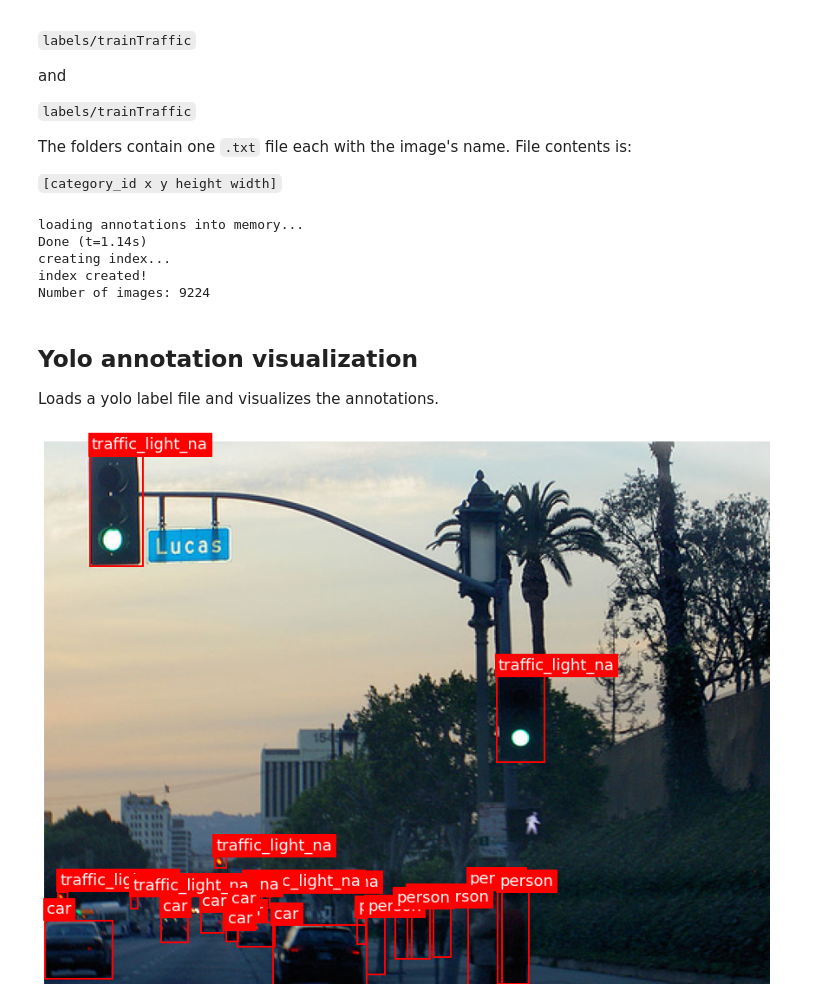
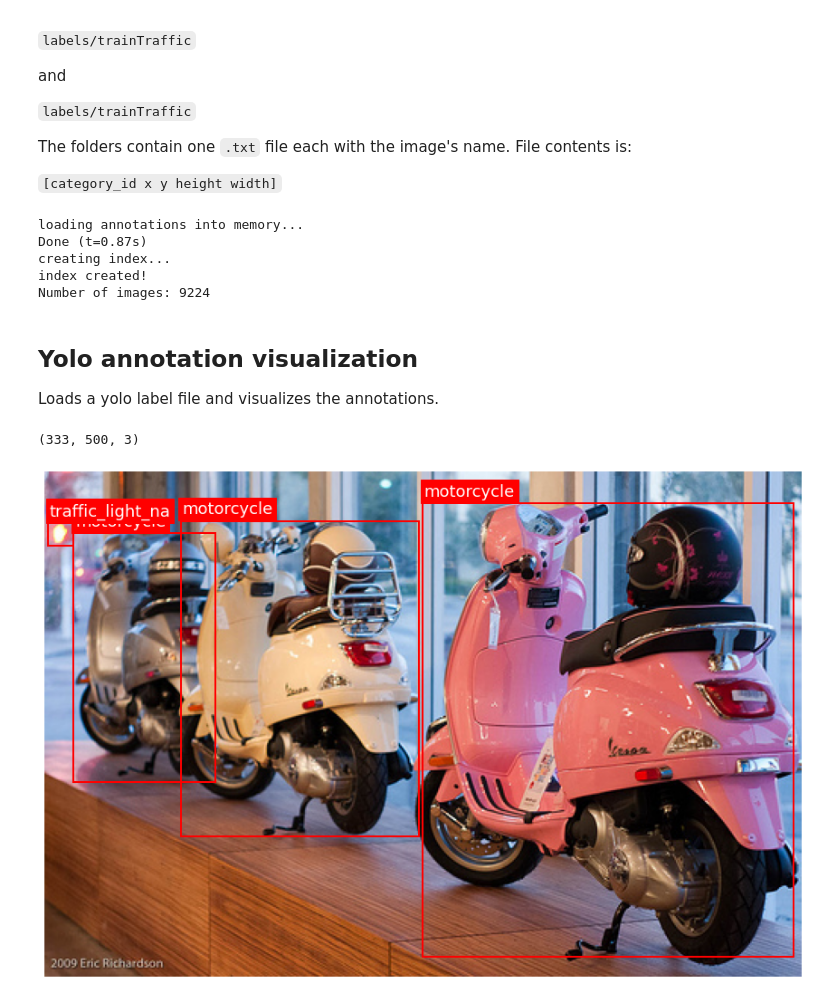
Before and after one commit to cocodataset/cocoapi, a Jupyter notebook: PythonAPI/makeYoloDataset.ipynb, the cells around one changed output. Drawn from its saved outputs; the diff is of its cells as text; code cells hidden in the pictures.

Commit message:
Added normalization to box coordinates

```diff
--- a/PythonAPI/makeYoloDataset.ipynb
+++ b/PythonAPI/makeYoloDataset.ipynb
@@ -36,23 +36,26 @@ import os
 pylab.rcParams['figure.figsize'] = (15.0, 20.0)
 # %%
 # Helper functions
-def box_coco_to_yolo(bbox_coco):
+def box_coco_to_yolo(bbox_coco, img):
     """
-    Transforms a bounding box from COCO style to YOLO style.
+    Transforms a bounding box from COCO style to nromalized YOLO style.
     COCO: x, y, h, w
     YOLO: x_center, y_center, width, height
 
     Args:
-    bbox_coco -- List of bounding box coordinates in coco format: [x,y,w,h] with x,y at the top centre.
+    bbox_coco   -- List of bounding box coordinates in coco format: [x,y,w,h] with x,y at the top centre.
+    img         -- Dictionary with image meta data.
 
     Returns:
-    bbox_yolo -- List of bbox coordinates in yolo format.
+    bbox_yolo   -- List of bbox coordinates in yolo format.
     """
+
+
     bbox_yolo = []
-    bbox_yolo.append(bbox_coco[0] + 0.5 * bbox_coco[2])
-    bbox_yolo.append(bbox_coco[1] + 0.5 * bbox_coco[3])
-    bbox_yolo.append(bbox_coco[2])
-    bbox_yolo.append(bbox_coco[3])
+    bbox_yolo.append((bbox_coco[0] + 0.5 * bbox_coco[2])/img['width'])
+    bbox_yolo.append((bbox_coco[1] + 0.5 * bbox_coco[3])/img['height'])
+    bbox_yolo.append(bbox_coco[2]/img['width'])
+    bbox_yolo.append(bbox_coco[3]/img['height'])
 
     return bbox_yolo
 # %%
@@ -82,6 +85,7 @@ coco=COCO(annFile)
 
 # Load COCO categories and supercategories
 imgIds = coco.getImgIds()
+
 print('Number of images: ' + str(len(imgIds)))
 
 # Read annotation file
@@ -97,13 +101,14 @@ for imgId in imgIds:
 
     annIds = coco.getAnnIds(imgId)
     anns = coco.loadAnns(annIds)
+    img = coco.loadImgs(imgId)
 
     # For each annotation:
     for ann in anns:
         categoryId.append(coco_to_yolo[str(ann['category_id'])])
 
         # TODO: Add bbox transformation. Arg: ann['bbox']
-        bbox_yolo = box_coco_to_yolo(ann['bbox'])
+        bbox_yolo = box_coco_to_yolo(ann['bbox'], img[0])
         boxX.append(bbox_yolo[0])
         boxY.append(bbox_yolo[1])
         boxH.append(bbox_yolo[2])
@@ -120,7 +125,7 @@ for imgId in imgIds:
             writer.writerow(row)
 # %% [output]
 loading annotations into memory...
-Done (t=1.14s)
+Done (t=0.87s)
 creating index...
 index created!
 Number of images: 9224
@@ -133,9 +138,8 @@ def show_annotations(dataset_name, image_number):
     file_path = '../labels/' + dataset_name
     image_names = os.listdir(file_path)
 
-    # Pick a filename, randomly maybe
+    # Pick a filename
     image_name = image_names[image_number]
-
 
     # Load annotation labels
     labels = []
@@ -146,6 +150,8 @@ def show_annotations(dataset_name, image_number):
 
     # Load image
     I = io.imread('%s/images/%s/%s'%('..',dataset_name,image_name.split('.')[0]+'.jpg'))
+    #x, y, _ = I.shape()
+    print(I.shape)
     fig, ax = plt.subplots()
 
     # Colours for boxes
@@ -155,10 +161,10 @@ def show_annotations(dataset_name, image_number):
         # Draw boxes
         name = classes_yolo[label[0]]
         # Transform coordinates so that boxes are plotted correctly
-        w = float(label[3])
-        h = float(label[4])
-        x = float(label[1]) - 0.5 * w
-        y = float(label[2]) - 0.5 * h
+        w = float(label[3]) * I.shape[1]
+        h = float(label[4]) * I.shape[0]
+        x = (float(label[1]) - 0.5 * float(label[3])) * I.shape[1]
+        y = (float(label[2]) - 0.5 * float(label[4])) * I.shape[0]
 
 
         plt.text(x+1, y-5, name,fontdict={'fontsize':18.0, 'fontweight':'medium','color': 'white', 'backgroundcolor':'red'})
@@ -170,6 +176,7 @@ def show_annotations(dataset_name, image_number):
     plt.show()
 # %%
 # Get filenames of all files in the folder
-show_annotations('trainTraffic', 2)
+show_annotations('trainTraffic', 50)
 # %% [output]
+(333, 500, 3)
-[figure, old version]
+[figure, new version]
```
